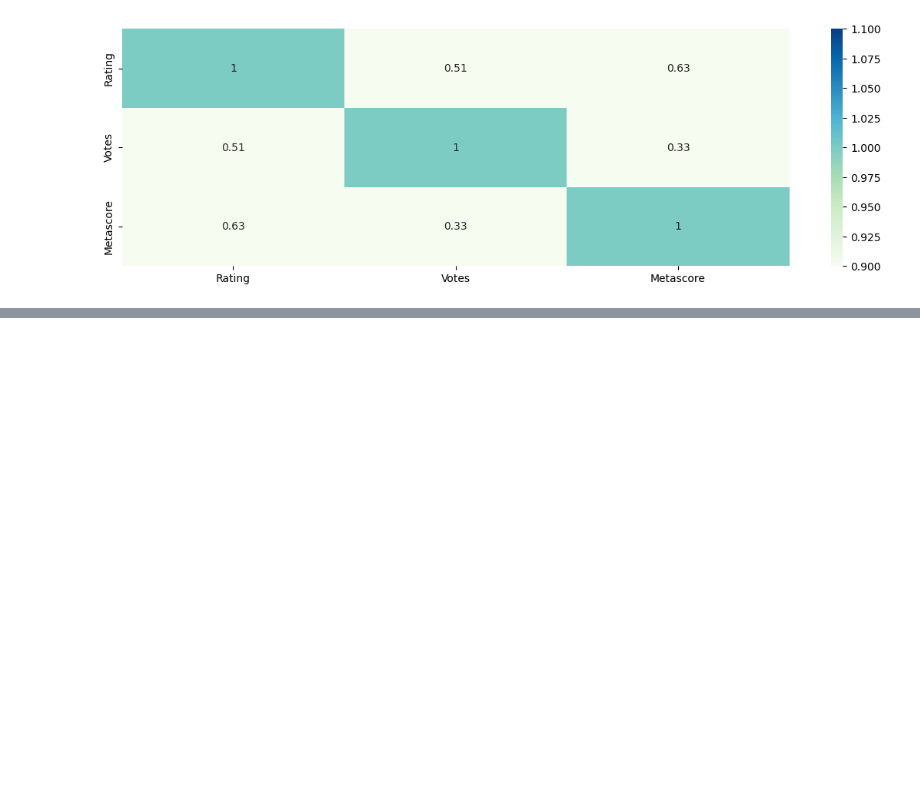
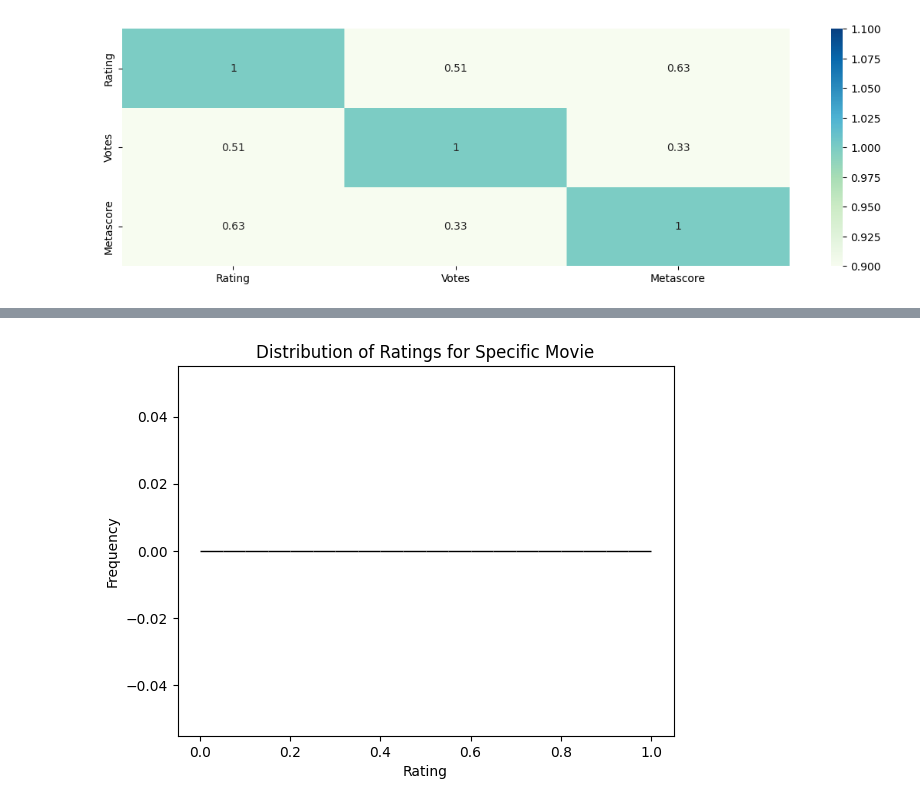
Before and after one commit to 960Subhamsingh/data_analyst_projects, a Jupyter notebook: Movies_analysis/movies.ipynb, the cells around one changed output, grey strips where cells are left out. Saved outputs shown, nothing was run; the diff lists cells and outputs as text; code cells hidden in the pictures; blank space fills up the shorter version.

```diff
--- a/Movies_analysis/movies.ipynb
+++ b/Movies_analysis/movies.ipynb
@@ -534,0 +641,16 @@ sns.heatmap(cor,vmin=1,vmax=1, cmap="GnBu", annot=True)
+# %%
+# Filter for specific titles
+filtered_df = df[df['Title'].str.contains('Title', case=True, na=True)]
+
+# Plotting the histogram for the 'rating' column of the filtered DataFrame
+plt.hist(filtered_df['Rating'], bins=20, color='green', edgecolor='black')
+
+# Adding labels and title
+plt.xlabel('Rating')
+plt.ylabel('Frequency')
+plt.title('Distribution of Ratings for Specific Movie')
+
+# Display the histogram
+plt.show()
+# %% [output]
+[figure, added]
```
Also changed, not shown: parts of 13 cells of this notebook, 2 other files.
